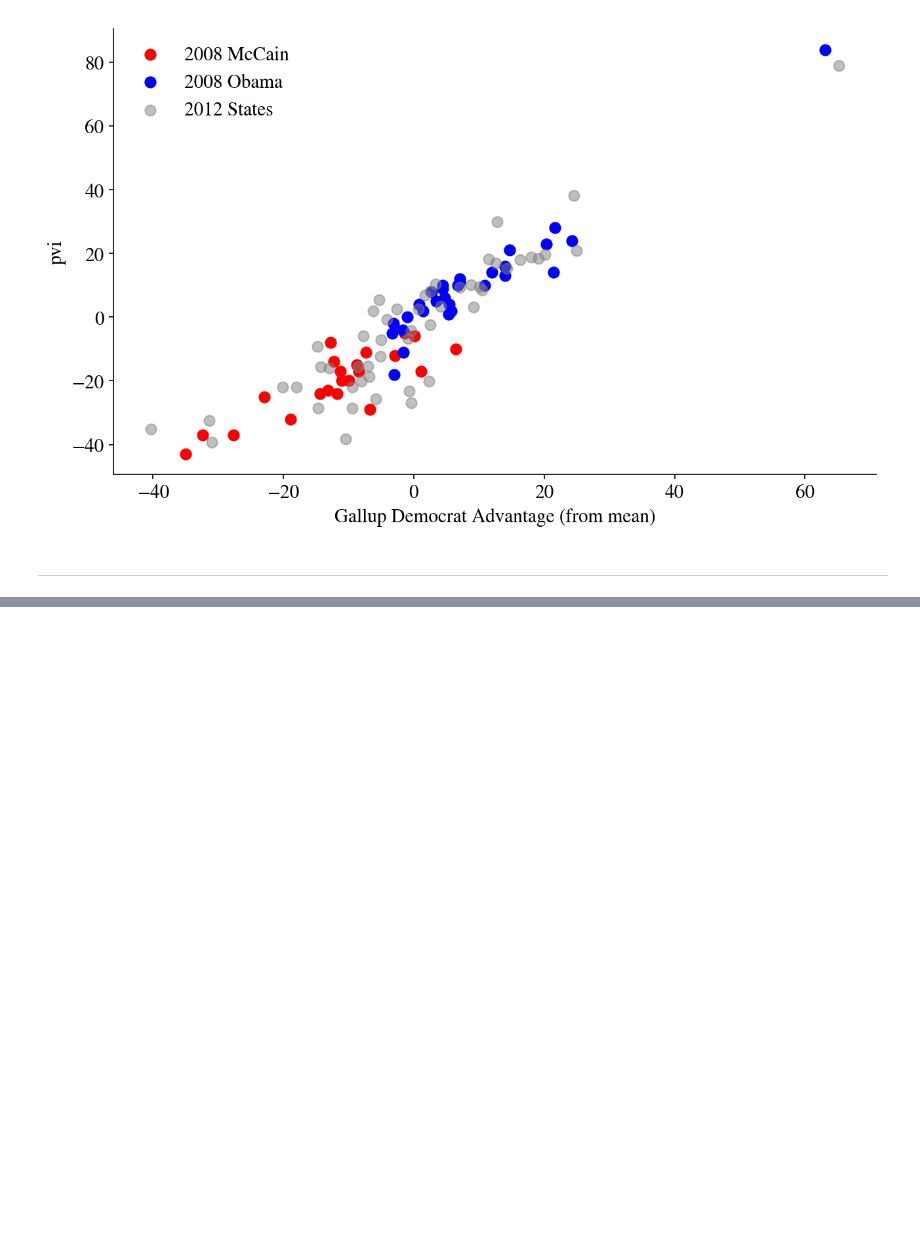
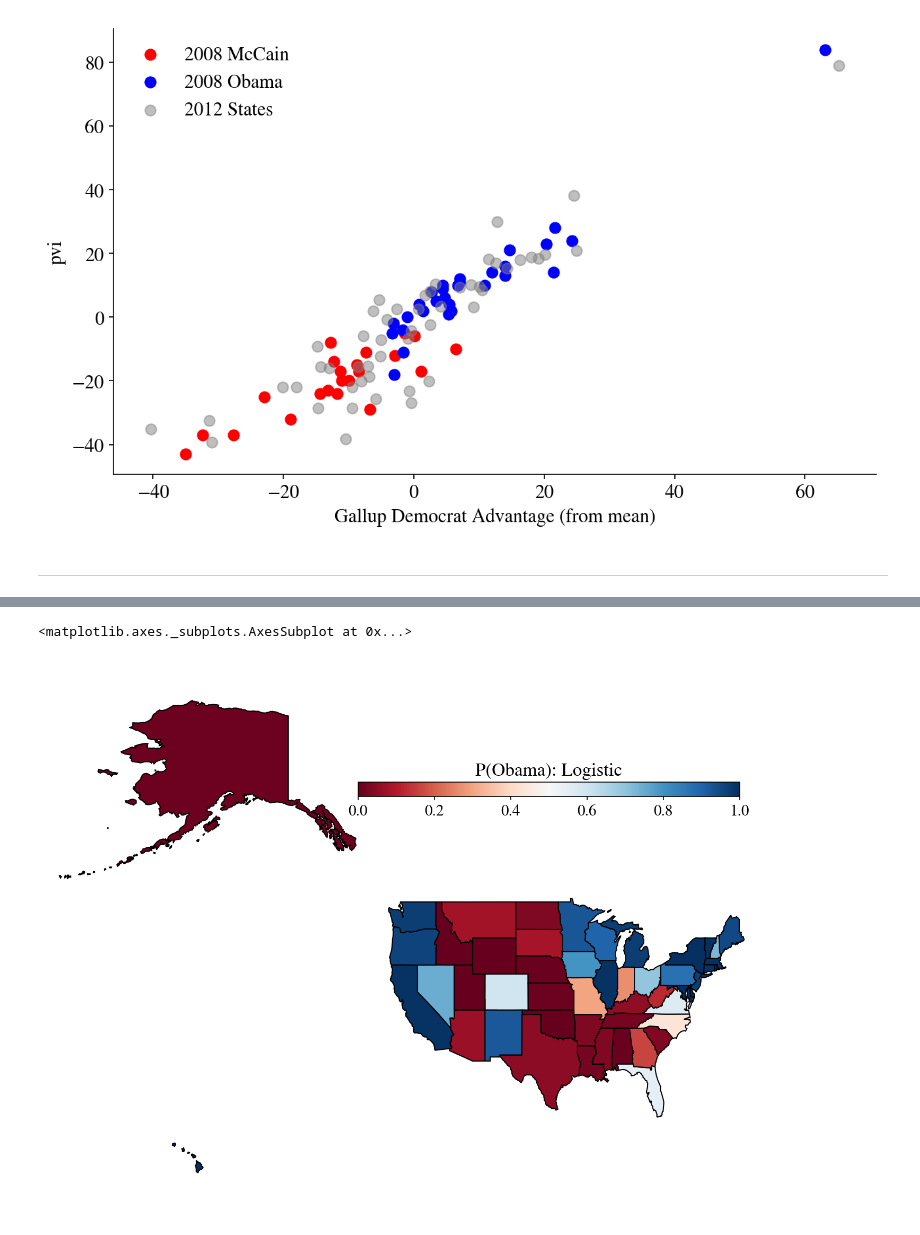
Before and after one commit to joaoDragado/dSc_roadmap, a Jupyter notebook: projects/SimulatingSilver/HW2_user.ipynb, the cells around one changed output, grey strips where cells are left out. Saved outputs shown, nothing was run; the diff lists cells and outputs as text; code cells hidden in the pictures; blank space fills up the shorter version.

```diff
--- a/projects/SimulatingSilver/HW2_user.ipynb
+++ b/projects/SimulatingSilver/HW2_user.ipynb
@@ -635,0 +675,5 @@ Sometimes this estimation procedure will `overfit` the training data yielding pr
+# %%
+make_map(predict2012_logistic.Obama, "P(Obama): Logistic")
+# %% [output]
+<matplotlib.axes._subplots.AxesSubplot at 0x...>
+[figure, added]
```
Also changed, not shown: parts of 30 cells of this notebook, 1 other file.
